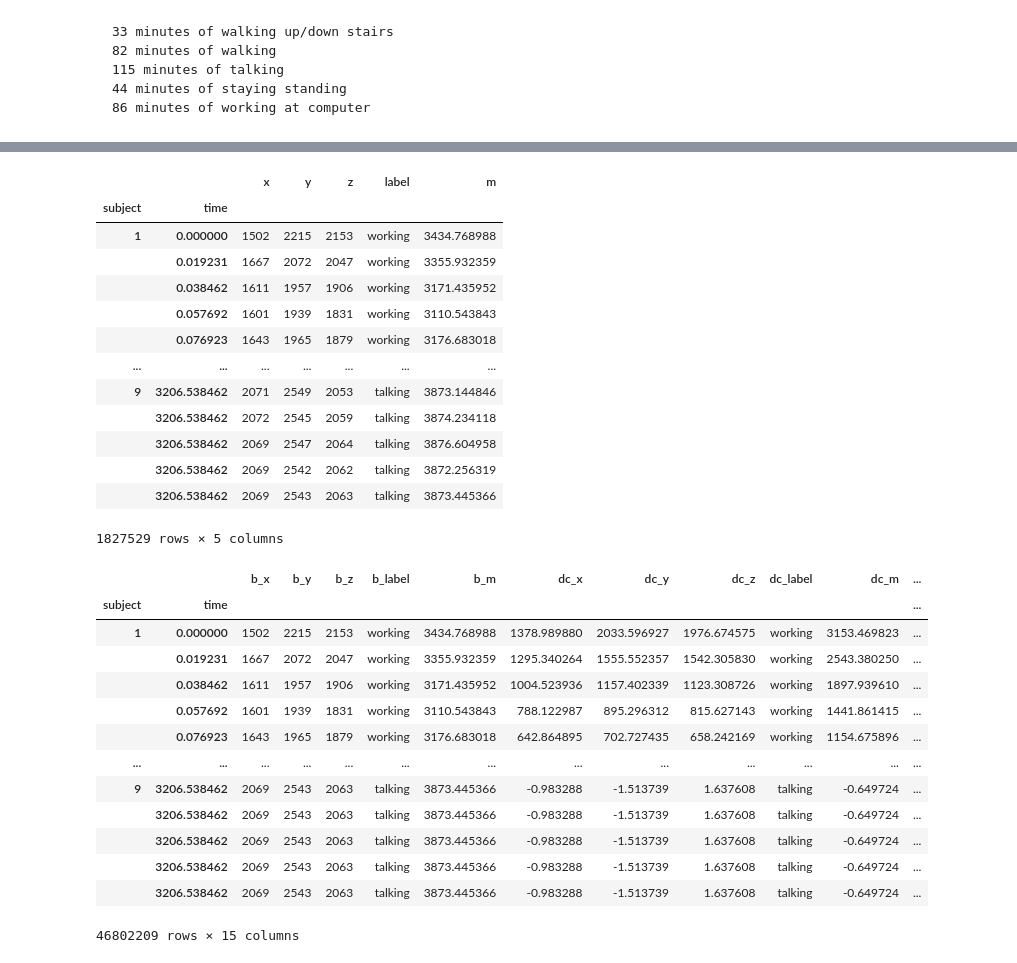
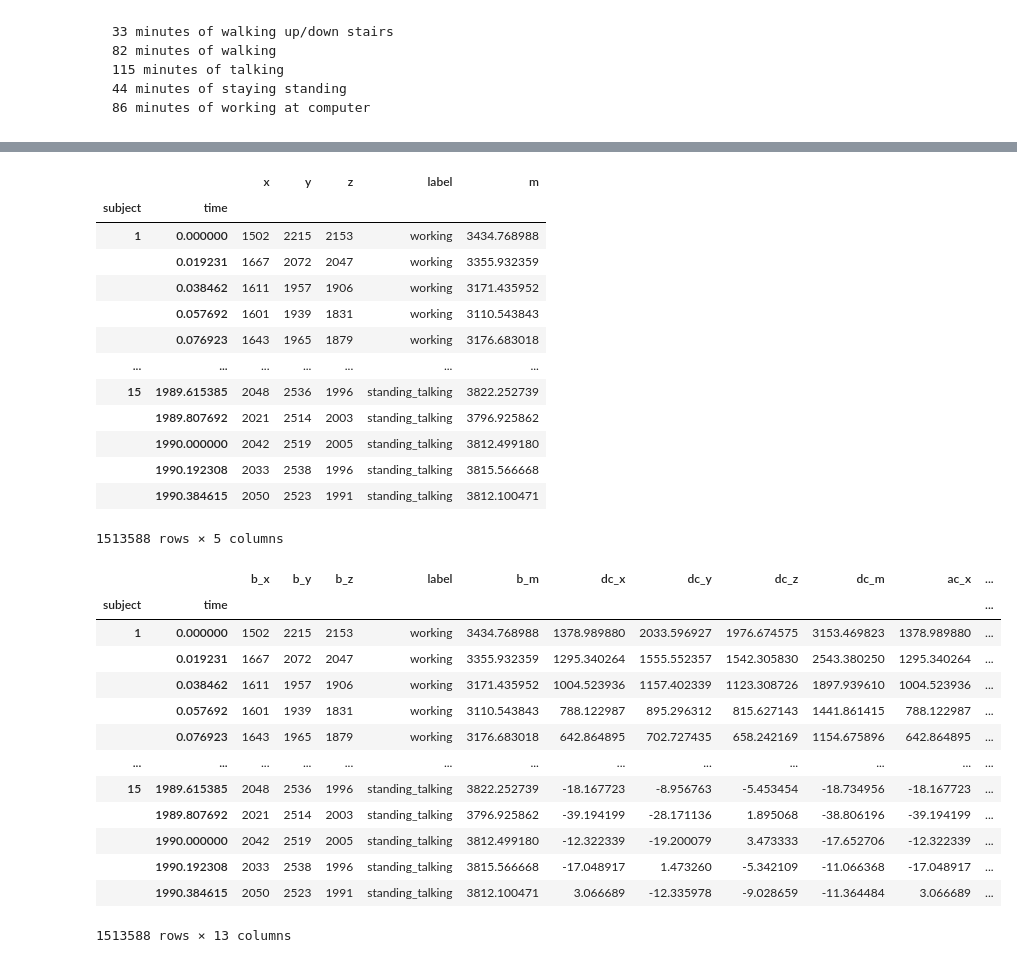
Before and after one commit to jonnor/embeddedml, a Jupyter notebook: handson/har-chestmount/ActivityRecognition.ipynb, the cells around one changed output, grey strips where cells are left out. Cells and saved outputs as stored; diff of their text form; code cells hidden in the pictures.

Commit message:
har-chestmount: Split windows and compute base features
Performing quite badly
Need to implement their transformations

```diff
--- a/handson/har-chestmount/ActivityRecognition.ipynb
+++ b/handson/har-chestmount/ActivityRecognition.ipynb
@@ -31,12 +31,16 @@ def load_dataset(path):
         filename = os.path.join(path, name)
         subject = name.replace('.csv', '')
         df = pandas.read_csv(filename, header=None, names=data_columns)
-        df['subject'] = subject
+        df['subject'] = int(subject)
         parts.append(df)
 
     out = pandas.concat(parts, ignore_index=True)
-    #
+    # nicer class names
     out['label'] = out['label'].replace(labels).astype('category')
+
+    # remove duplicated values. XXX: maybe preserve instead. Would then need to compute not based on original idx
+    out = out.drop_duplicates(subset=['subject', 'idx'])
+
     # index by time
     out['time'] = out['idx'] * (1.0/samplerate)
     out = out.drop(columns=['idx'])
@@ -99,8 +84,9 @@ def compute_magnitude(df, columns=['x', 'y', 'z'], axis=-1):
     mag = numpy.linalg.norm(vectors, axis=axis)
     return mag
 
-cleaned['m'] = compute_magnitude(cleaned)
-cleaned
+preprocessed = data.copy()
+preprocessed['m'] = compute_magnitude(data)
+preprocessed
 # %% [output]
 |  |  | x | y | z | label | m |
 | subject | time |  |  |  |  |  |
@@ -110,43 +96,43 @@ cleaned
 |  | 0.057692 | 1601 | 1939 | 1831 | working | 3110.543843 |
 |  | 0.076923 | 1643 | 1965 | 1879 | working | 3176.683018 |
 | ... | ... | ... | ... | ... | ... | ... |
-| 9 | 3206.538462 | 2071 | 2549 | 2053 | talking | 3873.144846 |
-|  | 3206.538462 | 2072 | 2545 | 2059 | talking | 3874.234118 |
-|  | 3206.538462 | 2069 | 2547 | 2064 | talking | 3876.604958 |
-|  | 3206.538462 | 2069 | 2542 | 2062 | talking | 3872.256319 |
-|  | 3206.538462 | 2069 | 2543 | 2063 | talking | 3873.445366 |
+| 15 | 1989.615385 | 2048 | 2536 | 1996 | standing_talking | 3822.252739 |
+|  | 1989.807692 | 2021 | 2514 | 2003 | standing_talking | 3796.925862 |
+|  | 1990.000000 | 2042 | 2519 | 2005 | standing_talking | 3812.499180 |
+|  | 1990.192308 | 2033 | 2538 | 1996 | standing_talking | 3815.566668 |
+|  | 1990.384615 | 2050 | 2523 | 1991 | standing_talking | 3812.100471 |
-1827529 rows × 5 columns
+1513588 rows × 5 columns
 # %%
 # Split into low (DC) and high frequency components (AC), with a filter at 1.0 Hz
 def apply_filter(values, kind='highpass', cutoff=1.0, order=2, fs=52, axis=-1):
     sos = scipy.signal.iirfilter(N=order, Wn=cutoff, btype=kind, output='sos', fs=fs)
     y = scipy.signal.sosfilt(sos, x=values, axis=axis, zi=None)
     return y
 
 def apply_filters(df, columns=['x', 'y', 'z', 'm'], kind='highpass'):
     out = df.copy()
     for c in columns:
         out[c] = apply_filter(out[c])
     return out
 
-dc = cleaned.groupby('subject', group_keys=False).apply(apply_filters, kind='lowpass').add_prefix('dc_')
-ac = cleaned.groupby('subject', group_keys=False).apply(apply_filters, kind='highpass').add_prefix('ac_')
-merged = cleaned.add_prefix('b_')
+dc = preprocessed.groupby('subject', group_keys=False).apply(apply_filters, kind='lowpass').add_prefix('dc_').drop(columns=['dc_label'])
+ac = preprocessed.groupby('subject', group_keys=False).apply(apply_filters, kind='highpass').add_prefix('ac_').drop(columns=['ac_label'])
+merged = preprocessed.add_prefix('b_').rename(columns={'b_label': 'label'})
 merged = pandas.merge(merged, dc, right_index=True, left_index=True)
 merged = pandas.merge(merged, ac, right_index=True, left_index=True)
 merged
 # %% [output]
-|  |  | b_x | b_y | b_z | b_label | b_m | dc_x | dc_y | dc_z | dc_label | dc_m | ... |
+|  |  | b_x | b_y | b_z | label | b_m | dc_x | dc_y | dc_z | dc_m | ac_x | ... |
 | subject | time |  |  |  |  |  |  |  |  |  |  | ... |
-| 1 | 0.000000 | 1502 | 2215 | 2153 | working | 3434.768988 | 1378.989880 | 2033.596927 | 1976.674575 | working | 3153.469823 | ... |
-|  | 0.019231 | 1667 | 2072 | 2047 | working | 3355.932359 | 1295.340264 | 1555.552357 | 1542.305830 | working | 2543.380250 | ... |
-|  | 0.038462 | 1611 | 1957 | 1906 | working | 3171.435952 | 1004.523936 | 1157.402339 | 1123.308726 | working | 1897.939610 | ... |
-|  | 0.057692 | 1601 | 1939 | 1831 | working | 3110.543843 | 788.122987 | 895.296312 | 815.627143 | working | 1441.861415 | ... |
-|  | 0.076923 | 1643 | 1965 | 1879 | working | 3176.683018 | 642.864895 | 702.727435 | 658.242169 | working | 1154.675896 | ... |
+| 1 | 0.000000 | 1502 | 2215 | 2153 | working | 3434.768988 | 1378.989880 | 2033.596927 | 1976.674575 | 3153.469823 | 1378.989880 | ... |
+|  | 0.019231 | 1667 | 2072 | 2047 | working | 3355.932359 | 1295.340264 | 1555.552357 | 1542.305830 | 2543.380250 | 1295.340264 | ... |
+|  | 0.038462 | 1611 | 1957 | 1906 | working | 3171.435952 | 1004.523936 | 1157.402339 | 1123.308726 | 1897.939610 | 1004.523936 | ... |
+|  | 0.057692 | 1601 | 1939 | 1831 | working | 3110.543843 | 788.122987 | 895.296312 | 815.627143 | 1441.861415 | 788.122987 | ... |
+|  | 0.076923 | 1643 | 1965 | 1879 | working | 3176.683018 | 642.864895 | 702.727435 | 658.242169 | 1154.675896 | 642.864895 | ... |
 | ... | ... | ... | ... | ... | ... | ... | ... | ... | ... | ... | ... | ... |
-| 9 | 3206.538462 | 2069 | 2543 | 2063 | talking | 3873.445366 | -0.983288 | -1.513739 | 1.637608 | talking | -0.649724 | ... |
-|  | 3206.538462 | 2069 | 2543 | 2063 | talking | 3873.445366 | -0.983288 | -1.513739 | 1.637608 | talking | -0.649724 | ... |
-|  | 3206.538462 | 2069 | 2543 | 2063 | talking | 3873.445366 | -0.983288 | -1.513739 | 1.637608 | talking | -0.649724 | ... |
-|  | 3206.538462 | 2069 | 2543 | 2063 | talking | 3873.445366 | -0.983288 | -1.513739 | 1.637608 | talking | -0.649724 | ... |
-|  | 3206.538462 | 2069 | 2543 | 2063 | talking | 3873.445366 | -0.983288 | -1.513739 | 1.637608 | talking | -0.649724 | ... |
+| 15 | 1989.615385 | 2048 | 2536 | 1996 | standing_talking | 3822.252739 | -18.167723 | -8.956763 | -5.453454 | -18.734956 | -18.167723 | ... |
+|  | 1989.807692 | 2021 | 2514 | 2003 | standing_talking | 3796.925862 | -39.194199 | -28.171136 | 1.895068 | -38.806196 | -39.194199 | ... |
+|  | 1990.000000 | 2042 | 2519 | 2005 | standing_talking | 3812.499180 | -12.322339 | -19.200079 | 3.473333 | -17.652706 | -12.322339 | ... |
+|  | 1990.192308 | 2033 | 2538 | 1996 | standing_talking | 3815.566668 | -17.048917 | 1.473260 | -5.342109 | -11.066368 | -17.048917 | ... |
+|  | 1990.384615 | 2050 | 2523 | 1991 | standing_talking | 3812.100471 | 3.066689 | -12.335978 | -9.028659 | -11.364484 | 3.066689 | ... |
-46802209 rows × 15 columns
+1513588 rows × 13 columns
```
Also changed, not shown: parts of 13 cells of this notebook.
